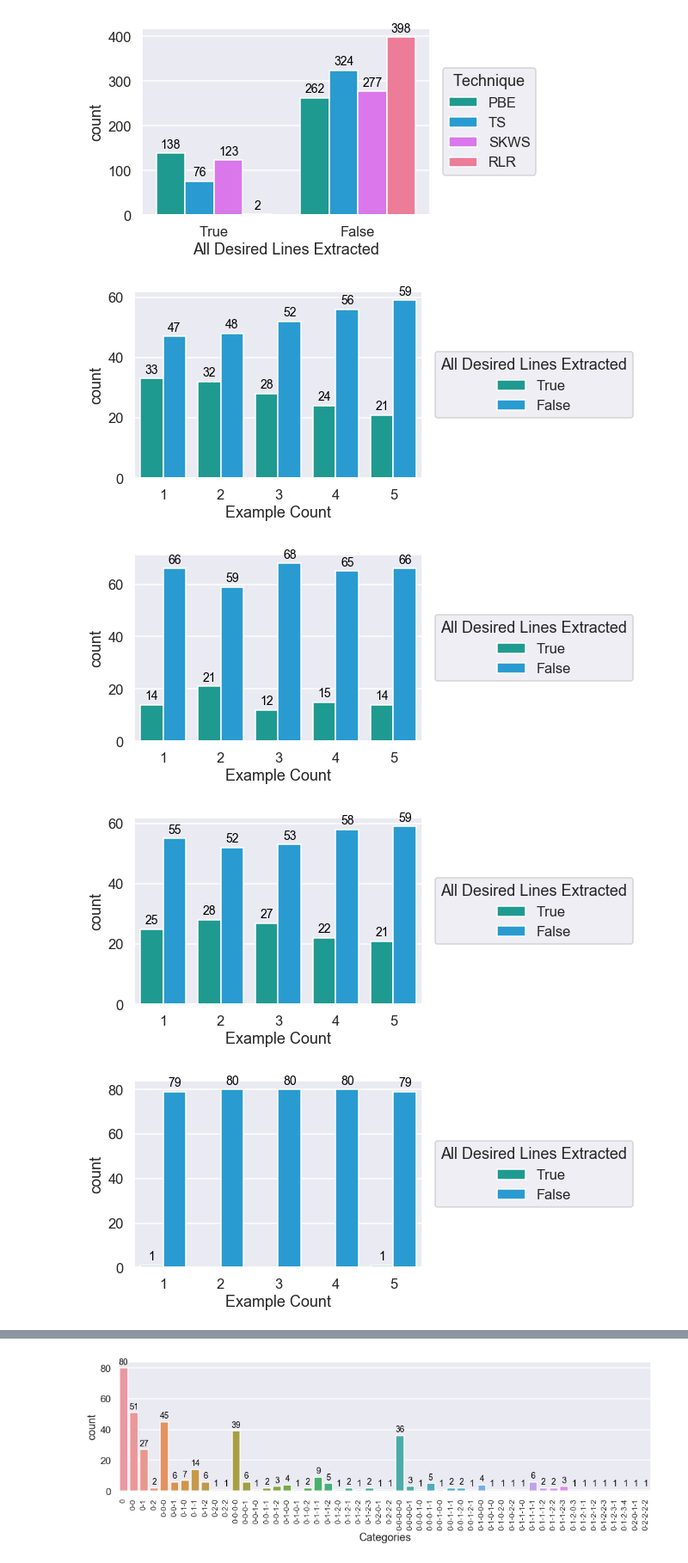
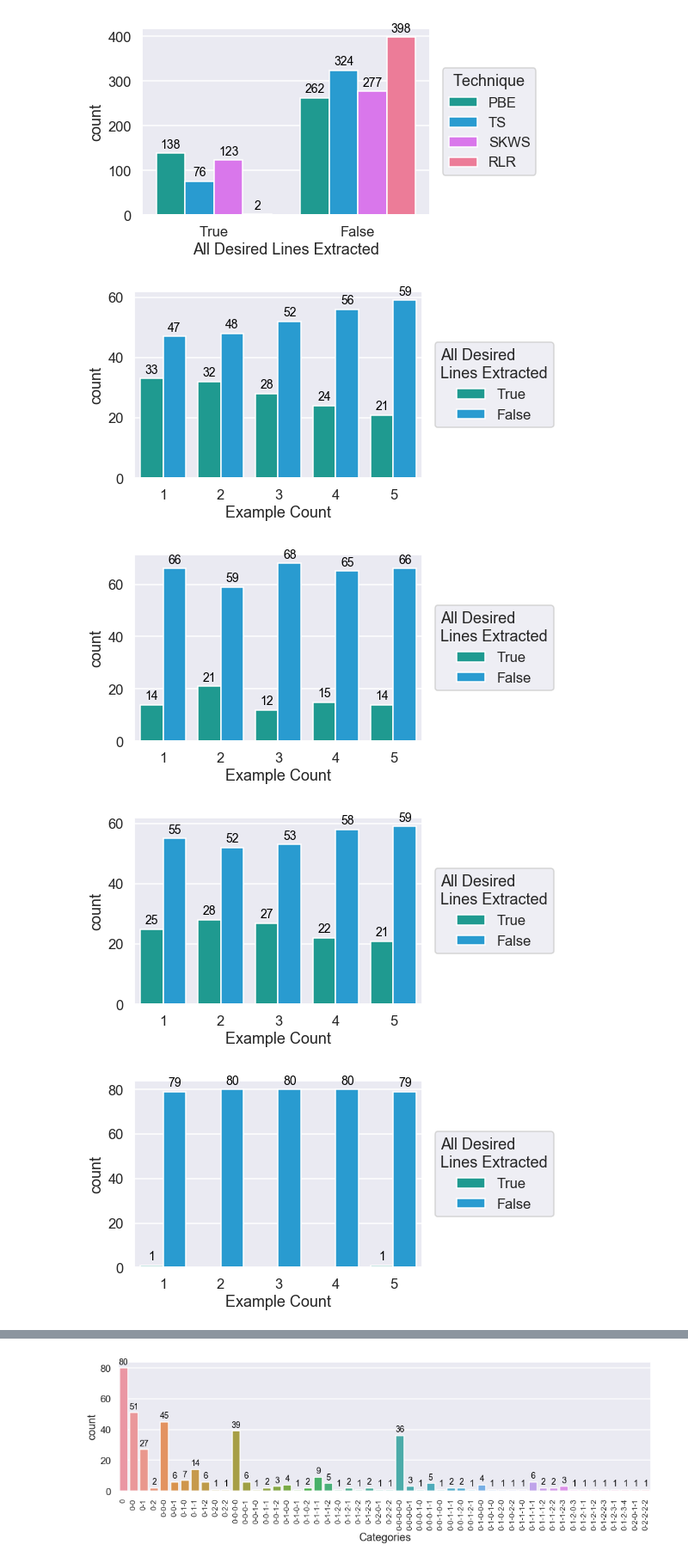
Before and after one commit to lacinoire/master-thesis, a Jupyter notebook: evaluation/results/big_study_data_analysis.ipynb, the cells around one changed output, grey strips where cells are left out. Shown: that part at 86% size. Saved outputs shown, nothing was run; the diff lists cells and outputs as text; code cells hidden in the pictures.

Commit message:
some additional graphics and graphics cleanups

```diff
--- a/evaluation/results/big_study_data_analysis.ipynb
+++ b/evaluation/results/big_study_data_analysis.ipynb
@@ -97,16 +97,16 @@ process_fig(ax, 'success', 'all', True, 'Technique')
 # %%
 # separate technique success rate against number of examples
 #ax = sns.catplot(x='ExampleCount', col='Technique', hue = 'AllDesiredExtracted',
 #                 data=result, kind='count')
 def plot_examples_success_technique(technique):
     ax = sns.countplot(x='Example Count', hue='All Desired Lines Extracted',
                   data=rtf(result,technique), hue_order=bool_order)
-    process_fig(ax, 'success-examples', technique, True, 'All Desired Lines Extracted')
+    process_fig(ax, 'success-examples', technique, True, 'All Desired\nLines Extracted')
 
 for technique in techniques:
     plot_examples_success_technique(technique)
 # %% [output]
-[figure, old version]
+[figure, new version]
-[figure, old version]
+[figure, new version]
-[figure, old version]
+[figure, new version]
-[figure, old version]
+[figure, new version]
```
Also changed, not shown: parts of 17 cells of this notebook, 35 other files.
